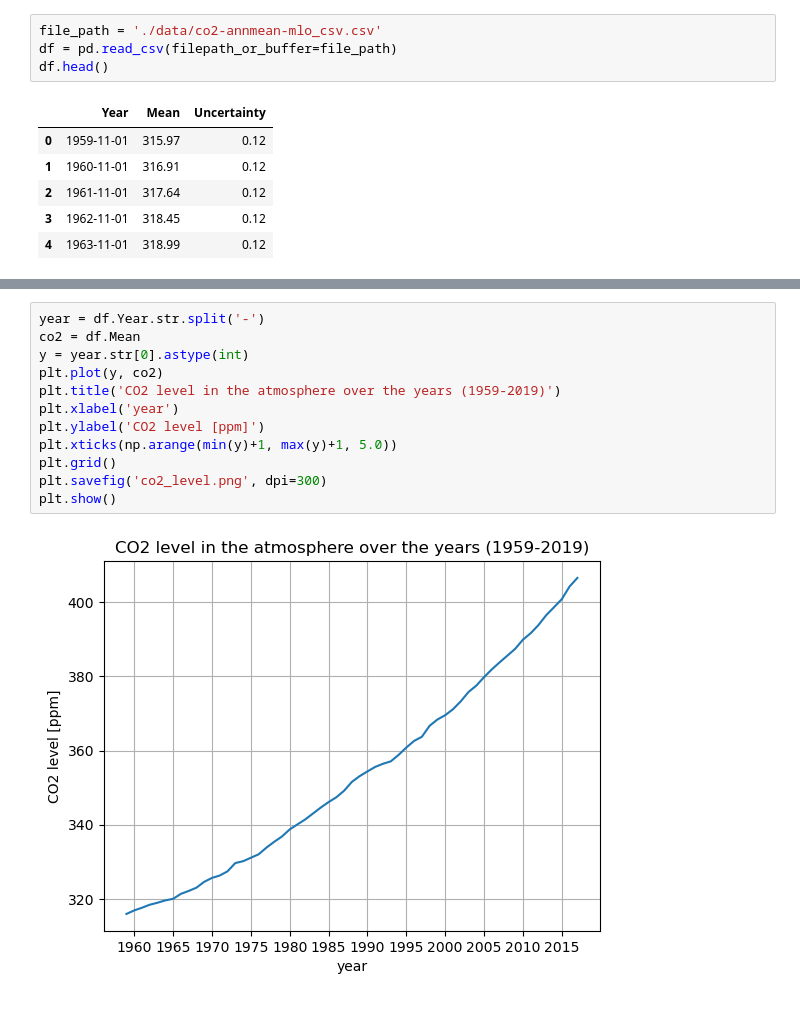
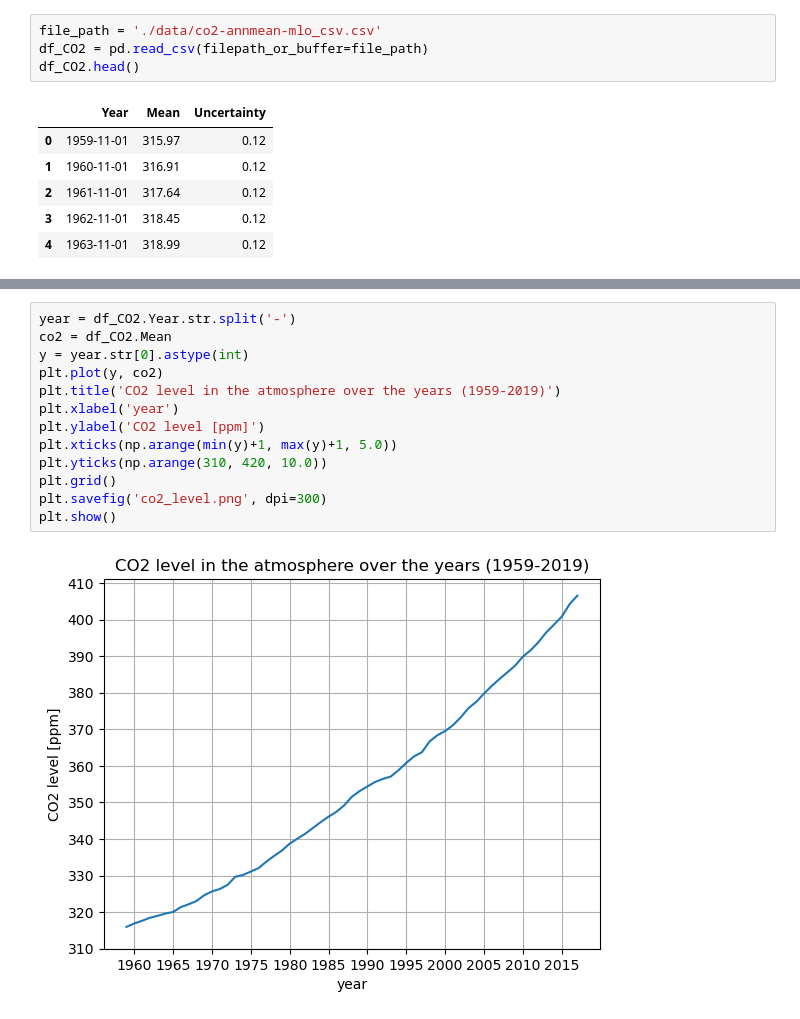
Before and after one commit to com-480-data-visualization/project-2023-la-compagnie, a Jupyter notebook: co2/CO2_level.ipynb, the cells around one changed output, grey strips where cells are left out. Saved outputs shown, nothing was run; the diff lists cells and outputs as text.

```diff
--- a/co2/CO2_level.ipynb
+++ b/co2/CO2_level.ipynb
@@ -5,8 +5,8 @@ import matplotlib.pyplot as plt
 import seaborn as sns
 # %%
 file_path = './data/co2-annmean-mlo_csv.csv'
-df = pd.read_csv(filepath_or_buffer=file_path)
-df.head()
+df_CO2 = pd.read_csv(filepath_or_buffer=file_path)
+df_CO2.head()
 # %% [output]
 |  | Year | Mean | Uncertainty |
 | 0 | 1959-11-01 | 315.97 | 0.12 |
@@ -17,14 +60,15 @@ df.head()
 # %%
-year = df.Year.str.split('-')
-co2 = df.Mean
+year = df_CO2.Year.str.split('-')
+co2 = df_CO2.Mean
 y = year.str[0].astype(int)
 plt.plot(y, co2)
 plt.title('CO2 level in the atmosphere over the years (1959-2019)')
 plt.xlabel('year')
 plt.ylabel('CO2 level [ppm]')
 plt.xticks(np.arange(min(y)+1, max(y)+1, 5.0))
+plt.yticks(np.arange(310, 420, 10.0))
 plt.grid()
 plt.savefig('co2_level.png', dpi=300)
 plt.show()
 # %% [output]
-[figure, old version]
+[figure, new version]
```
Also changed, not shown: parts of 3 cells of this notebook, 3 other files.
